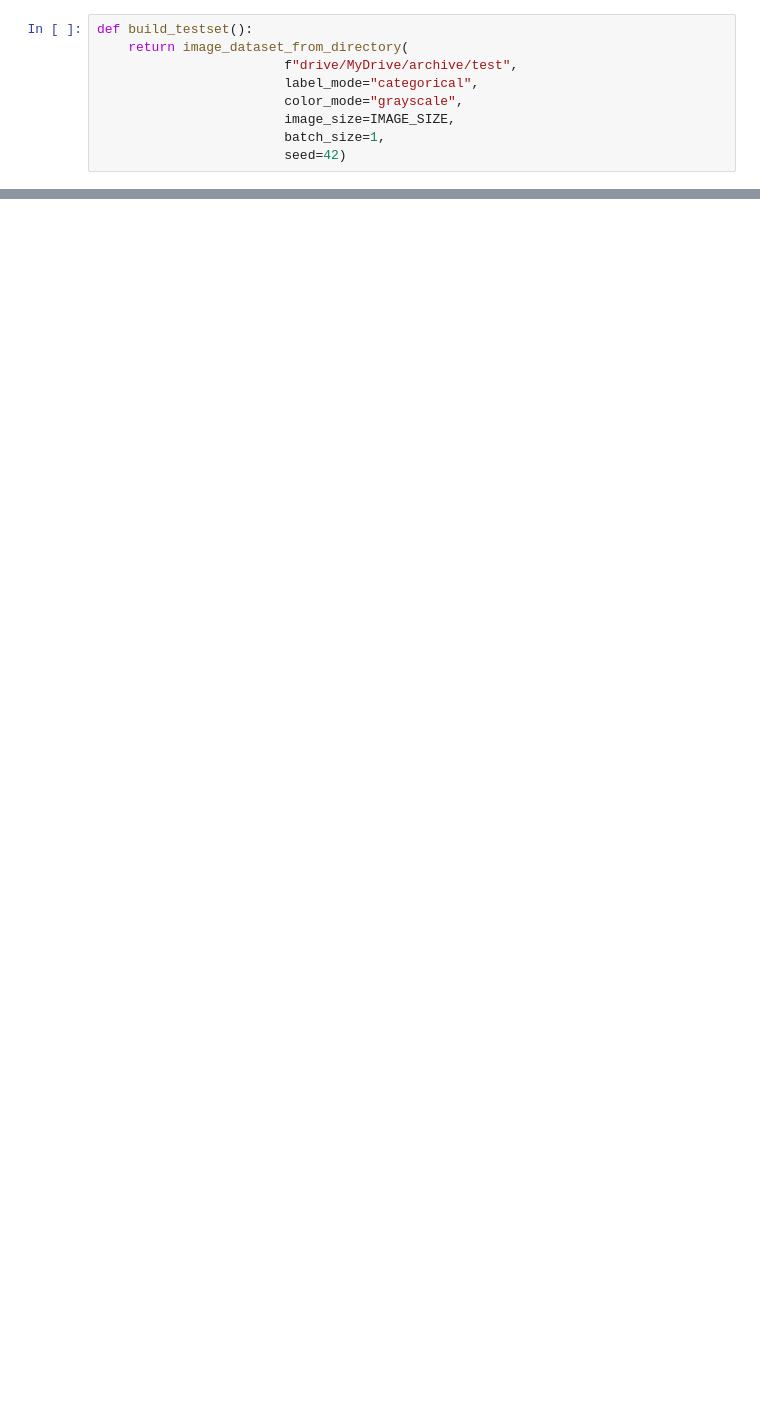
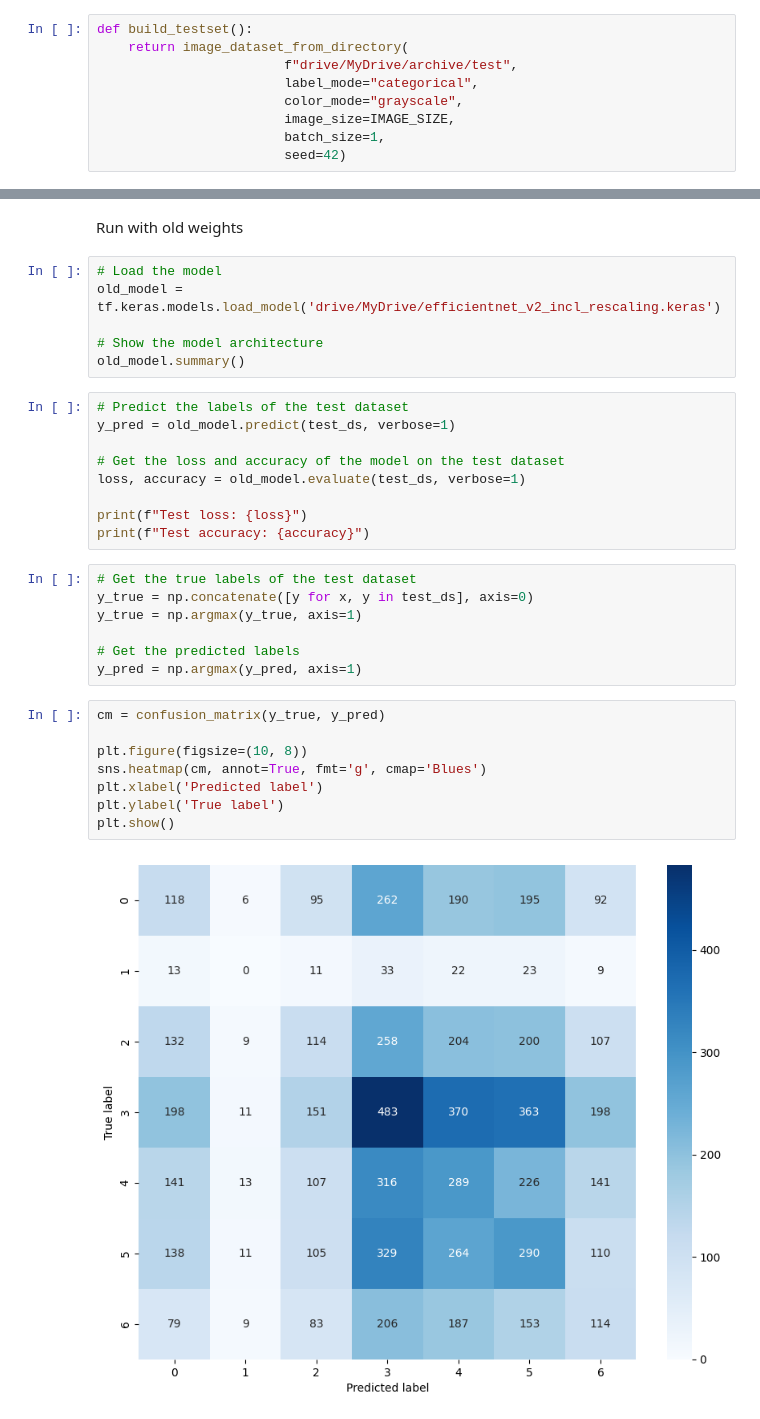
Before and after one commit to JoeyBowman/AppML-Final-Project-2024, a Jupyter notebook: EfficientNet_V2.ipynb, the cells around one changed output, grey strips where cells are left out. Drawn from its saved outputs; the diff is of its cells as text; blank space fills up the shorter version.

```diff
--- a/EfficientNet_V2.ipynb
+++ b/EfficientNet_V2.ipynb
@@ -328,0 +267,34 @@ for image, label in test_ds.take(1):
+# %% [markdown]
+Run with old weights
+# %%
+# Load the model
+old_model = tf.keras.models.load_model('drive/MyDrive/efficientnet_v2_incl_rescaling.keras')
+
+# Show the model architecture
+old_model.summary()
+# %%
+# Predict the labels of the test dataset
+y_pred = old_model.predict(test_ds, verbose=1)
+
+# Get the loss and accuracy of the model on the test dataset
+loss, accuracy = old_model.evaluate(test_ds, verbose=1)
+
+print(f"Test loss: {loss}")
+print(f"Test accuracy: {accuracy}")
+# %%
+# Get the true labels of the test dataset
+y_true = np.concatenate([y for x, y in test_ds], axis=0)
+y_true = np.argmax(y_true, axis=1)
+
+# Get the predicted labels
+y_pred = np.argmax(y_pred, axis=1)
+# %%
+cm = confusion_matrix(y_true, y_pred)
+
+plt.figure(figsize=(10, 8))
+sns.heatmap(cm, annot=True, fmt='g', cmap='Blues')
+plt.xlabel('Predicted label')
+plt.ylabel('True label')
+plt.show()
+# %% [output]
+[figure, added]
```
Also changed, not shown: parts of 22 cells of this notebook.
